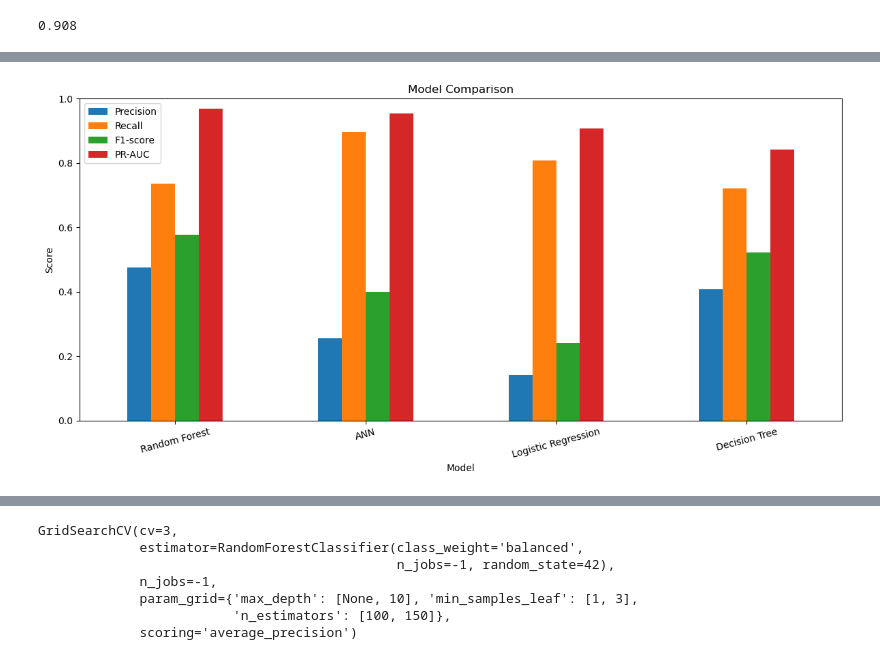
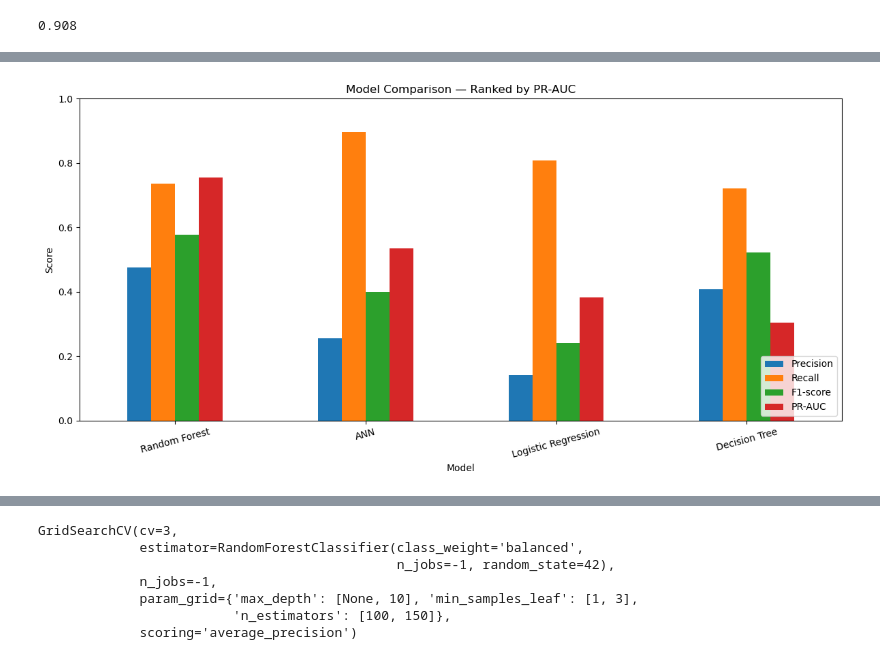
Before and after one commit to shanashirin/predictiq, a Jupyter notebook: predictive maintenance system.ipynb, the cells around one changed output, grey strips where cells are left out. Drawn from its saved outputs; the diff is of its cells as text; code cells hidden in the pictures.

```diff
--- a/predictive maintenance system.ipynb
+++ b/predictive maintenance system.ipynb
@@ -369,29 +332,68 @@ results_df.round(4)
 # %%
+
 import pandas as pd
+from sklearn.metrics import (
+    accuracy_score,
+    precision_score,
+    recall_score,
+    f1_score,
+    roc_auc_score,
+    average_precision_score
+)
+
+models = {
+    "Logistic Regression": lo,
+    "Decision Tree": dt,
+    "Random Forest": rf,
+    "ANN": ann
+}
+
+results = []
+
+for name, model in models.items():
+    y_pred = model.predict(xtest_scaled)
+    y_prob = model.predict_proba(xtest_scaled)[:, 1]
+
+    results.append({
+        "Model": name,
+        "Accuracy": accuracy_score(ytest, y_pred),
+        "Precision": precision_score(
+            ytest, y_pred, zero_division=0
+        ),
+        "Recall": recall_score(
+            ytest, y_pred, zero_division=0
+        ),
+        "F1-score": f1_score(
+            ytest, y_pred, zero_division=0
+        ),
+        "ROC-AUC": roc_auc_score(ytest, y_prob),
+        "PR-AUC": average_precision_score(ytest, y_prob)
+    })
+
+
+# Sort models by actual PR-AUC, highest first
+results_df = results_df.sort_values(
+    by="PR-AUC",
+    ascending=False
+).reset_index(drop=True)
+
+# Display the actual ranking
+print("Model Ranking:")
+print(results_df[["Model", "PR-AUC", "Recall", "F1-score"]].round(4))
+
+# Plot the ranked models
 import matplotlib.pyplot as plt
 
-results = pd.DataFrame({
-    "Model": [
-        "Random Forest",
-        "ANN",
-        "Logistic Regression",
-        "Decision Tree"
-    ],
-    "Precision": [0.4762, 0.2563, 0.1418, 0.4083],
-    "Recall": [0.7353, 0.8971, 0.8088, 0.7206],
-    "F1-score": [0.5780, 0.3987, 0.2412, 0.5213],
-    "PR-AUC": [0.9699, 0.9546, 0.9075, 0.8419]
-})
+results_df.set_index("Model")[
+    ["Precision", "Recall", "F1-score", "PR-AUC"]
+].plot(kind="bar", figsize=(12, 6))
 
-results.set_index("Model").plot(
-    kind="bar",
-    figsize=(12, 6)
-)
-
-plt.title("Model Comparison")
+plt.title("Model Comparison — Ranked by PR-AUC")
 plt.ylabel("Score")
+plt.xlabel("Model")
+plt.ylim(0, 1)
 plt.xticks(rotation=15)
-plt.ylim(0, 1)
+plt.legend(loc="lower right")
 plt.tight_layout()
 plt.show()
 # %% [output]
@@ -398,4 +406,4 @@ plt.show()
-[figure, old version]
+[figure, new version]
 # %%
 from sklearn.metrics import confusion_matrix,classification_report
 # %%
```
Also changed, not shown: parts of 4 cells of this notebook, 17 other files.
